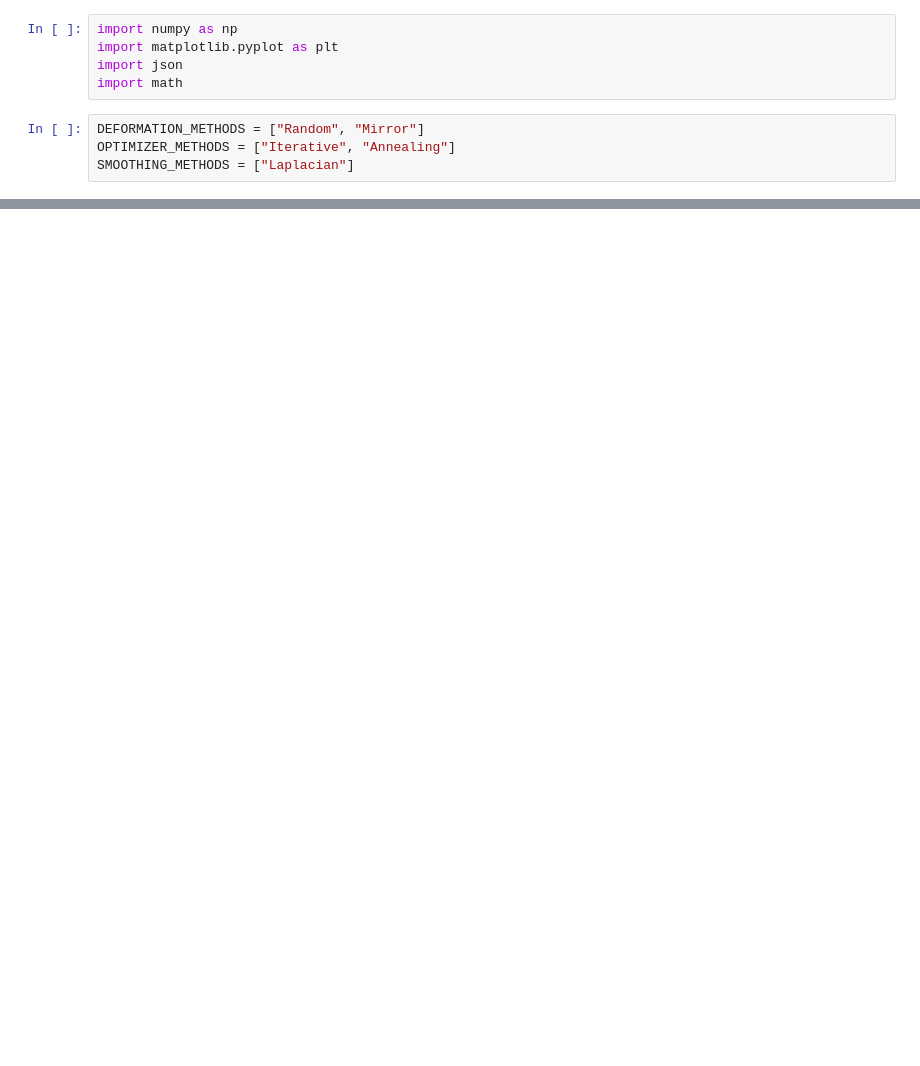
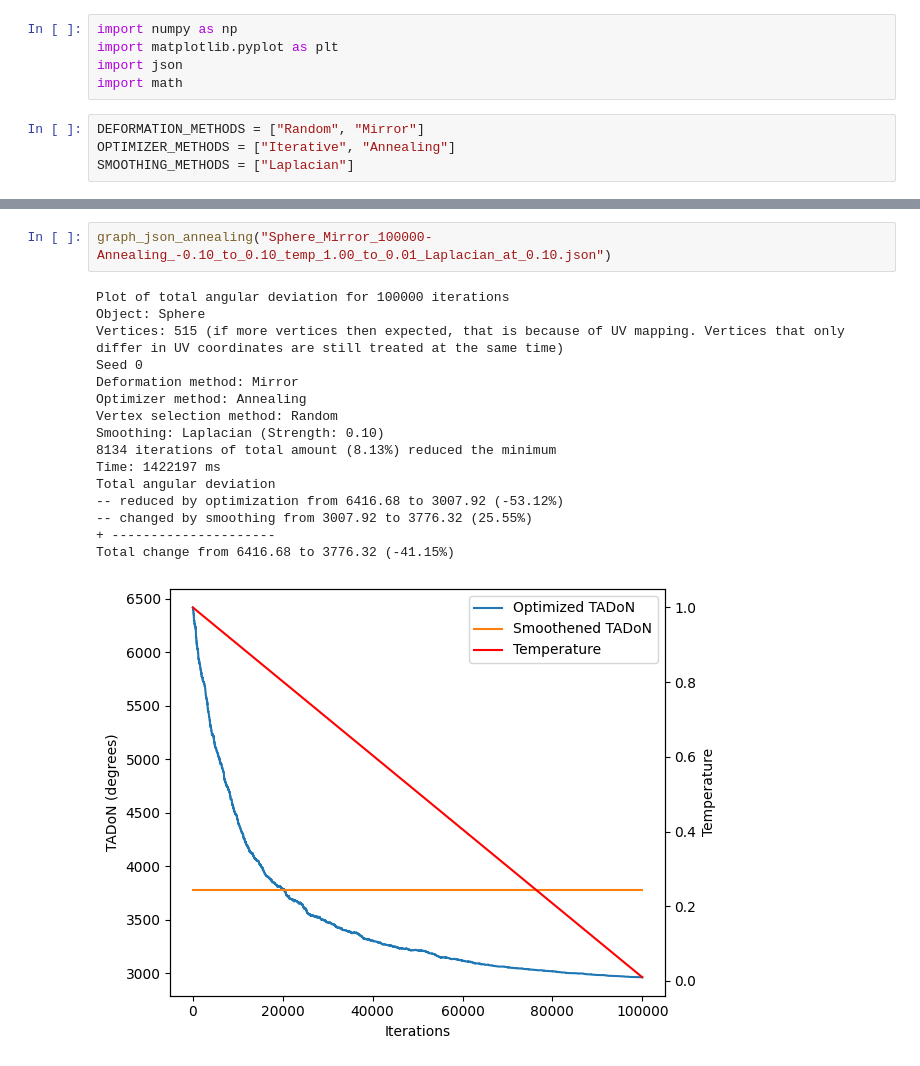
Before and after one commit to tomcouperus/Anamorphic-Sculptures-with-Shading, a Jupyter notebook: plotDeviations.ipynb, the cells around one changed output, grey strips where cells are left out. Cells and saved outputs as stored; diff of their text form; blank space fills up the shorter version.

```diff
--- a/plotDeviations.ipynb
+++ b/plotDeviations.ipynb
@@ -95,0 +104,19 @@ Total angular deviation changed by smoothing from 6767.47 to 8428.99 (24.55%)
+# %%
+graph_json_annealing("Sphere_Mirror_100000-Annealing_-0.10_to_0.10_temp_1.00_to_0.01_Laplacian_at_0.10.json")
+# %% [output]
+Plot of total angular deviation for 100000 iterations
+Object: Sphere
+Vertices: 515 (if more vertices then expected, that is because of UV mapping. Vertices that only differ in UV coordinates are still treated at the same time)
+Seed 0
+Deformation method: Mirror
+Optimizer method: Annealing
+Vertex selection method: Random
+Smoothing: Laplacian (Strength: 0.10)
+8134 iterations of total amount (8.13%) reduced the minimum
+Time: 1422197 ms
+Total angular deviation
+-- reduced by optimization from 6416.68 to 3007.92 (-53.12%)
+-- changed by smoothing from 3007.92 to 3776.32 (25.55%)
++ ---------------------
+Total change from 6416.68 to 3776.32 (-41.15%)
+[figure, added]
```
Also changed, not shown: parts of 3 cells of this notebook, 10 other files.
